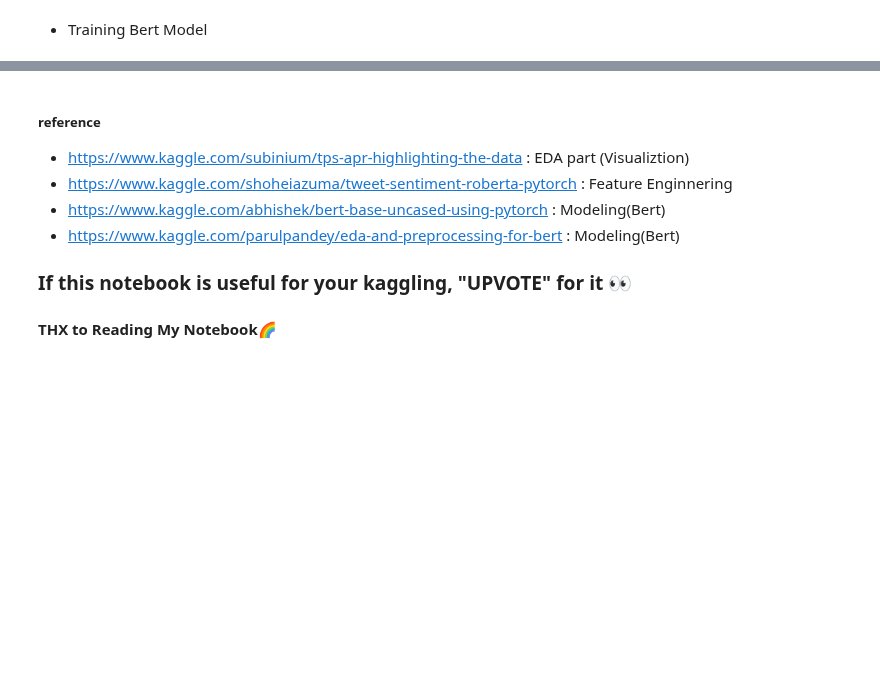
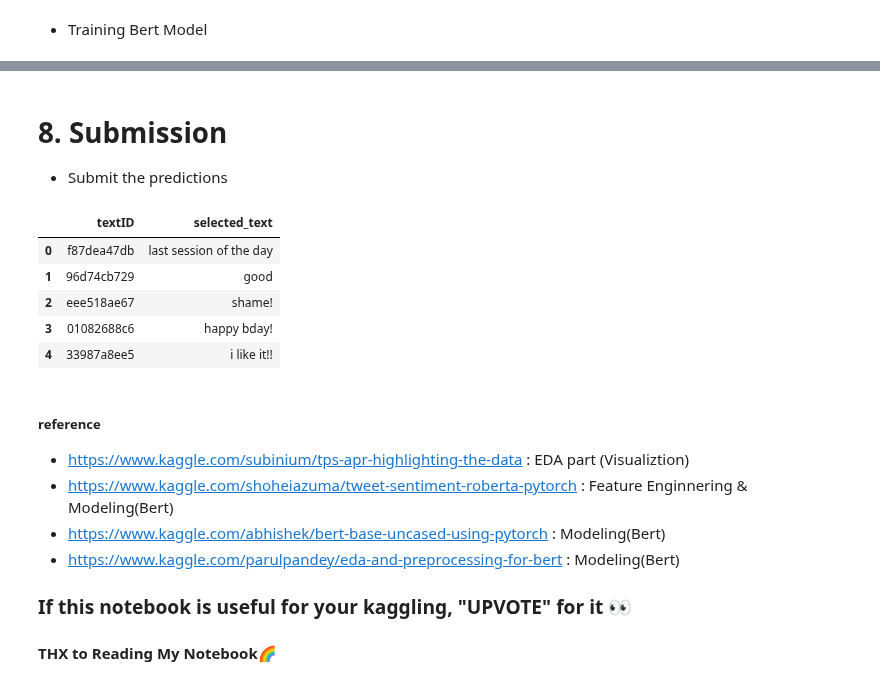
Before and after one commit to jerife/Kaggle, a Jupyter notebook: 09 Tweet Sentiment Extraction.ipynb, the cells around one changed output, grey strips where cells are left out. Drawn from its saved outputs; the diff is of its cells as text; code cells hidden in the pictures; blank space fills up the shorter version.

Commit message:
feat. Bert Modling Score(Jaccard) : 0.60157

```diff
--- a/09 Tweet Sentiment Extraction.ipynb
+++ b/09 Tweet Sentiment Extraction.ipynb
@@ -466,7 +429,9 @@ train_df.head()
 # %% [markdown]
 ### 6-1) How to use Bert tokenization
 # %%
-bert_tokenizer = BertTokenizer.from_pretrained('bert-base-uncased', do_lower_case=True)
+bert_tokenizer = BertTokenizer.from_pretrained(
+    '../input/bert-base-uncased/vocab.txt',
+    do_lower_case=True)
 # %%
 print("Original Text")
 print(train_df['text'][0]) # original sentence
@@ -509,8 +474,8 @@ def get_max_len(df):
 
     return max_len
 # %%
-train_max_len = get_max_len(train_df)
-print("max len : ", train_max_len)
+max_len = get_max_len(train_df)
+print("max len : ", max_len)
 # %% [output]
 max len :  110
 # %% [markdown]
@@ -889,0 +837,29 @@ KeyError: 'val'
+# %%
+predictions = []
+
+model = Model()
+model.cuda()
+model.load_state_dict(torch.load(f'bert.pth'))
+model.eval()
+
+
+for data in test_loader:
+    ids = data['input_ids'].to(device, dtype=torch.int64)
+    masks = data['attention_masks'].to(device, dtype=torch.int64)
+    token = data['token_type_ids'].to(device, dtype=torch.int64)
+
+    start_logits = []
+    end_logits = []
+    with torch.no_grad():
+        start_logit, end_logit = model(ids, masks, token)
+        start_logits = torch.softmax(start_logit, dim=1).cpu().detach().numpy()
+        end_logits = torch.softmax(end_logit, dim=1).cpu().detach().numpy()
+
+    for i in range(len(ids)):
+        start_pred = np.argmax(start_logits[i])
+        end_pred = np.argmax(end_logits[i])
+        if start_pred > end_pred:
+            pred = get_original_text(ids[i])
+        else:
+            pred = get_selected_text(ids[i], start_pred, end_pred)
+        predictions.append(pred)
@@ -889,0 +886,14 @@ KeyError: 'val'
+# %% [markdown]
+# 8. Submission
+* Submit the predictions
+# %%
+submission = pd.read_csv('../input/tweet-sentiment-extraction/sample_submission.csv')
+submission['selected_text'] = predictions
+submission.head()
+# %% [output]
+|  | textID | selected_text |
+| 0 | f87dea47db | last session of the day |
+| 1 | 96d74cb729 | good |
+| 2 | eee518ae67 | shame! |
+| 3 | 01082688c6 | happy bday! |
+| 4 | 33987a8ee5 | i like it!! |
@@ -890,8 +902,9 @@ KeyError: 'val'
 # %% [markdown]
 ##### reference
 * https://www.kaggle.com/subinium/tps-apr-highlighting-the-data : EDA part (Visualiztion)
-* https://www.kaggle.com/shoheiazuma/tweet-sentiment-roberta-pytorch : Feature Enginnering
+* https://www.kaggle.com/shoheiazuma/tweet-sentiment-roberta-pytorch : Feature Enginnering & Modeling(Bert)
 * https://www.kaggle.com/abhishek/bert-base-uncased-using-pytorch : Modeling(Bert)
 * https://www.kaggle.com/parulpandey/eda-and-preprocessing-for-bert : Modeling(Bert)
+
 ###  If this notebook is useful for your kaggling, "UPVOTE" for it 👀
 #### THX to Reading My Notebook🌈
```
Also changed, not shown: parts of 23 cells of this notebook.
